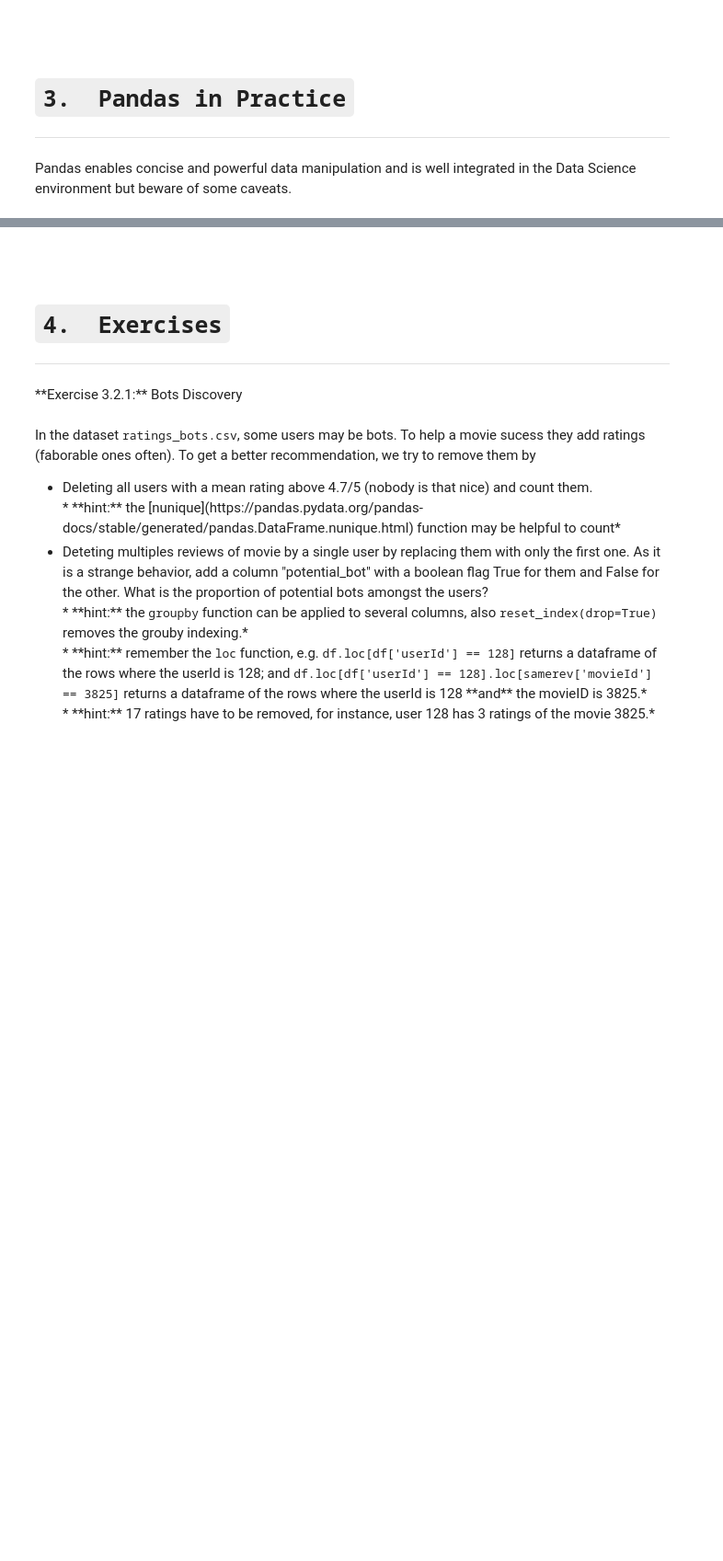
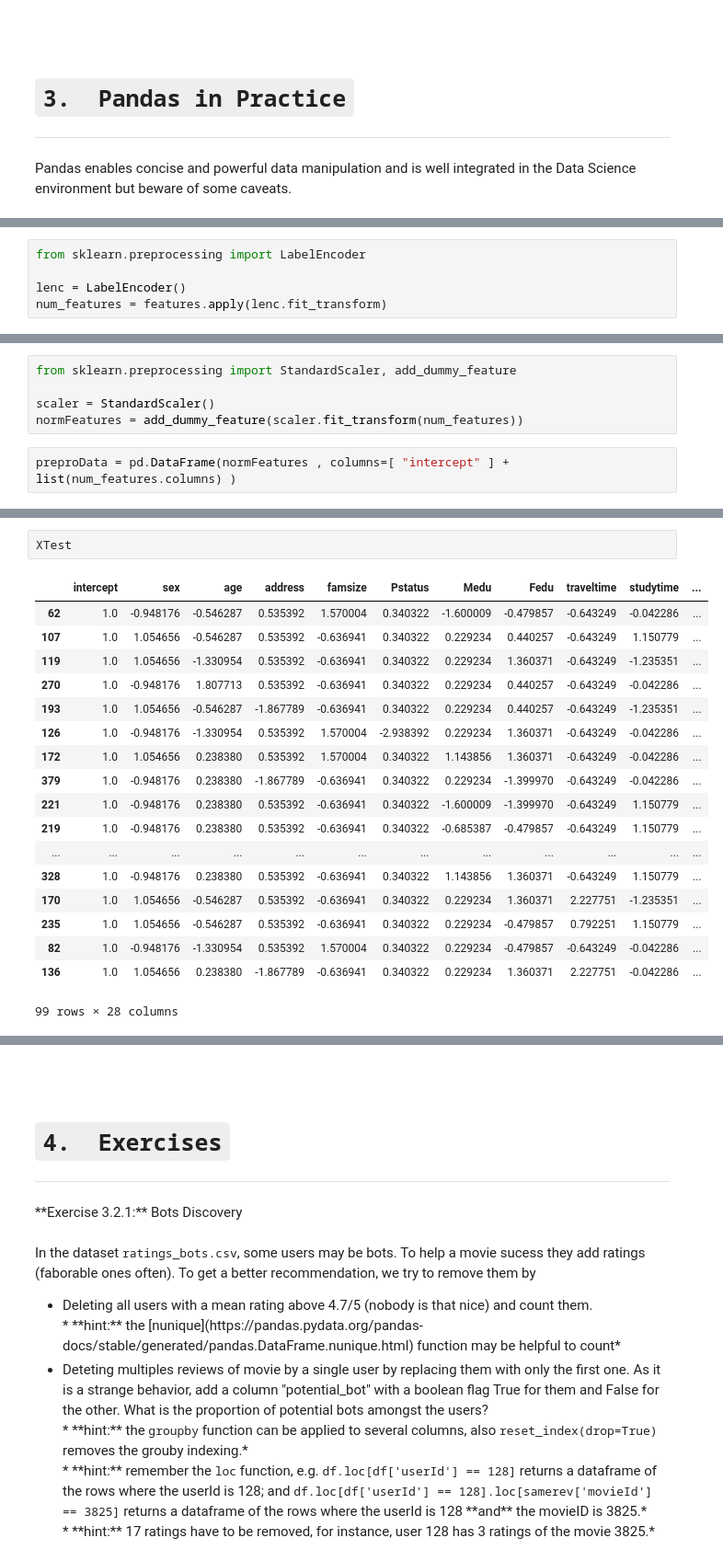
Before and after one commit to iutzeler/Pres_Pandas, a Jupyter notebook: Pres_Pandas.ipynb, the cells around one changed output, grey strips where cells are left out. Shown at 92% size. Drawn from its saved outputs; the diff is of its cells as text; blank space fills up the shorter version.

```diff
--- a/Pres_Pandas.ipynb
+++ b/Pres_Pandas.ipynb
@@ -1034,0 +1174,5 @@ Pandas enables concise and powerful data manipulation and is well integrated in
+# %%
+from sklearn.preprocessing import LabelEncoder
+
+lenc = LabelEncoder()
+num_features = features.apply(lenc.fit_transform)
@@ -1034,0 +1193,7 @@ Pandas enables concise and powerful data manipulation and is well integrated in
+# %%
+from sklearn.preprocessing import StandardScaler, add_dummy_feature
+
+scaler = StandardScaler()
+normFeatures = add_dummy_feature(scaler.fit_transform(num_features))
+# %%
+preproData = pd.DataFrame(normFeatures , columns=[ "intercept" ] + list(num_features.columns) )
@@ -1034,0 +1229,21 @@ Pandas enables concise and powerful data manipulation and is well integrated in
+# %%
+XTest
+# %% [output]
+|  | intercept | sex | age | address | famsize | Pstatus | Medu | Fedu | traveltime | studytime | ... |
+| 62 | 1.0 | -0.948176 | -0.546287 | 0.535392 | 1.570004 | 0.340322 | -1.600009 | -0.479857 | -0.643249 | -0.042286 | ... |
+| 107 | 1.0 | 1.054656 | -0.546287 | 0.535392 | -0.636941 | 0.340322 | 0.229234 | 0.440257 | -0.643249 | 1.150779 | ... |
+| 119 | 1.0 | 1.054656 | -1.330954 | 0.535392 | -0.636941 | 0.340322 | 0.229234 | 1.360371 | -0.643249 | -1.235351 | ... |
+| 270 | 1.0 | -0.948176 | 1.807713 | 0.535392 | -0.636941 | 0.340322 | 0.229234 | 0.440257 | -0.643249 | -0.042286 | ... |
+| 193 | 1.0 | 1.054656 | -0.546287 | -1.867789 | -0.636941 | 0.340322 | 0.229234 | 0.440257 | -0.643249 | -1.235351 | ... |
+| 126 | 1.0 | -0.948176 | -1.330954 | 0.535392 | 1.570004 | -2.938392 | 0.229234 | 1.360371 | -0.643249 | -0.042286 | ... |
+| 172 | 1.0 | 1.054656 | 0.238380 | 0.535392 | 1.570004 | 0.340322 | 1.143856 | 1.360371 | -0.643249 | -0.042286 | ... |
+| 379 | 1.0 | -0.948176 | 0.238380 | -1.867789 | -0.636941 | 0.340322 | 0.229234 | -1.399970 | -0.643249 | -0.042286 | ... |
+| 221 | 1.0 | -0.948176 | 0.238380 | 0.535392 | -0.636941 | 0.340322 | -1.600009 | -1.399970 | -0.643249 | 1.150779 | ... |
+| 219 | 1.0 | -0.948176 | 0.238380 | 0.535392 | -0.636941 | 0.340322 | -0.685387 | -0.479857 | -0.643249 | 1.150779 | ... |
+| ... | ... | ... | ... | ... | ... | ... | ... | ... | ... | ... | ... |
+| 328 | 1.0 | -0.948176 | 0.238380 | 0.535392 | -0.636941 | 0.340322 | 1.143856 | 1.360371 | -0.643249 | 1.150779 | ... |
+| 170 | 1.0 | 1.054656 | -0.546287 | 0.535392 | -0.636941 | 0.340322 | 0.229234 | 1.360371 | 2.227751 | -1.235351 | ... |
+| 235 | 1.0 | 1.054656 | -0.546287 | 0.535392 | -0.636941 | 0.340322 | 0.229234 | -0.479857 | 0.792251 | 1.150779 | ... |
+| 82 | 1.0 | -0.948176 | -1.330954 | 0.535392 | 1.570004 | 0.340322 | 0.229234 | -0.479857 | -0.643249 | -0.042286 | ... |
+| 136 | 1.0 | 1.054656 | 0.238380 | -1.867789 | -0.636941 | 0.340322 | 0.229234 | 1.360371 | 2.227751 | -0.042286 | ... |
+99 rows × 28 columns
```
Also changed, not shown: parts of 116 cells of this notebook.
